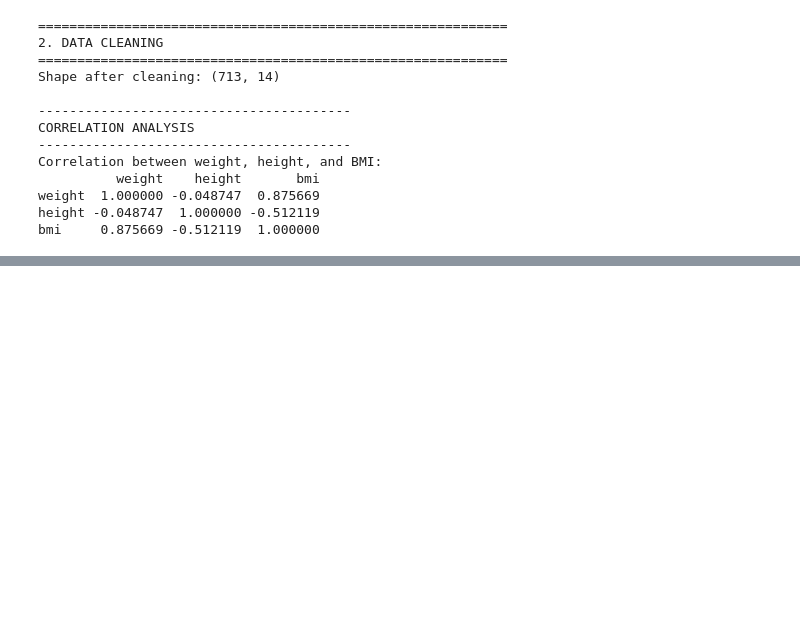
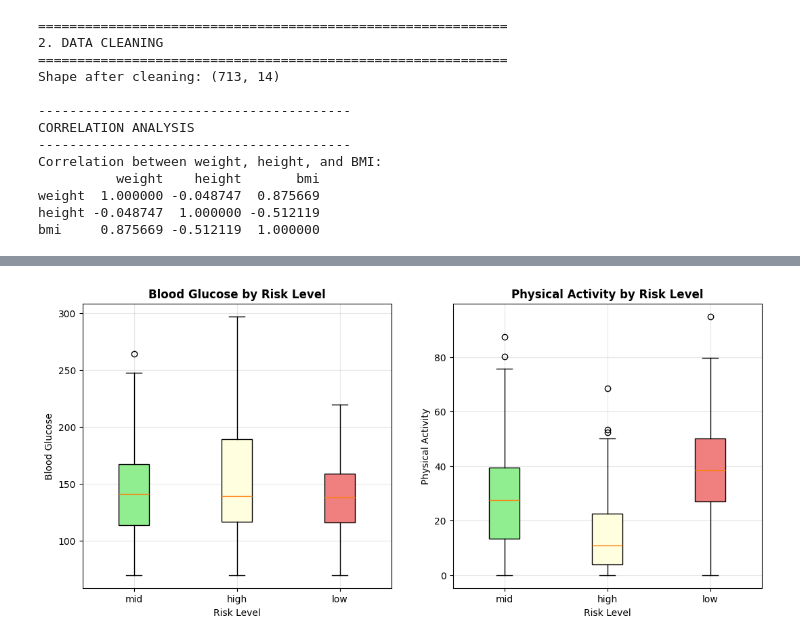
Before and after one commit to anudaindu/CM2604_Telco_Churn_Anuda, a Jupyter notebook: DiabetesRiskPrediction.ipynb, the cells around one changed output, grey strips where cells are left out. Saved outputs shown, nothing was run; the diff lists cells and outputs as text; code cells hidden in the pictures; blank space fills up the shorter version.

```diff
--- a/DiabetesRiskPrediction.ipynb
+++ b/DiabetesRiskPrediction.ipynb
@@ -287,0 +171,28 @@ Feature scaling completed (StandardScaler)
+# %%
+# Create figure for EDA plots
+plt.figure(figsize=(20, 12))
+
+# 4. Blood glucose by risk level
+plt.subplot(2, 3, 4)
+box_data = [df[df['risk_level'] == risk]['blood_glucose'].values for risk in risk_levels]
+bp = plt.boxplot(box_data, labels=risk_levels, patch_artist=True)
+colors_box = ['lightgreen', 'lightyellow', 'lightcoral']
+for patch, color in zip(bp['boxes'], colors_box):
+    patch.set_facecolor(color)
+plt.title('Blood Glucose by Risk Level', fontsize=12, fontweight='bold')
+plt.xlabel('Risk Level')
+plt.ylabel('Blood Glucose')
+plt.grid(True, alpha=0.3)
+
+# 5. Physical activity by risk level
+plt.subplot(2, 3, 5)
+box_data = [df[df['risk_level'] == risk]['physical_activity'].values for risk in risk_levels]
+bp = plt.boxplot(box_data, labels=risk_levels, patch_artist=True)
+for patch, color in zip(bp['boxes'], colors_box):
+    patch.set_facecolor(color)
+plt.title('Physical Activity by Risk Level', fontsize=12, fontweight='bold')
+plt.xlabel('Risk Level')
+plt.ylabel('Physical Activity')
+plt.grid(True, alpha=0.3)
+# %% [output]
+[figure, added]
```
Also changed, not shown: parts of 14 cells of this notebook.
